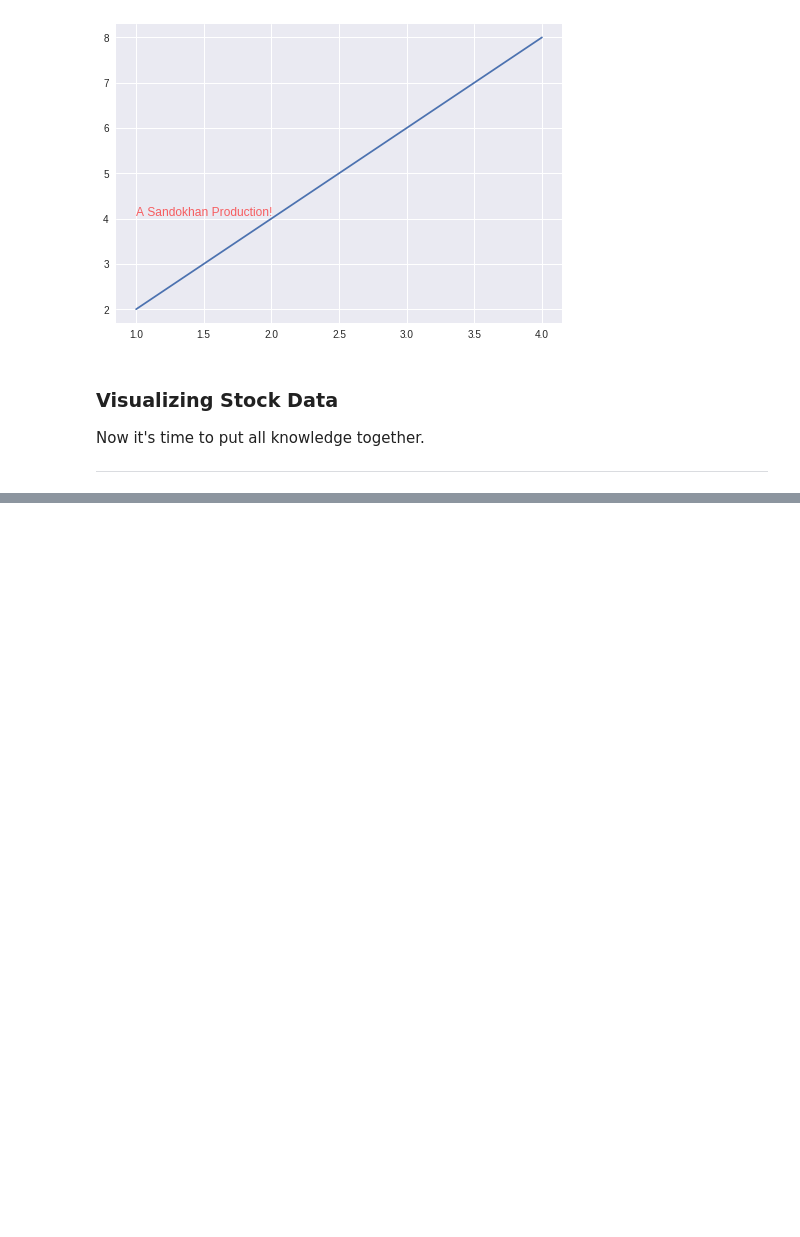
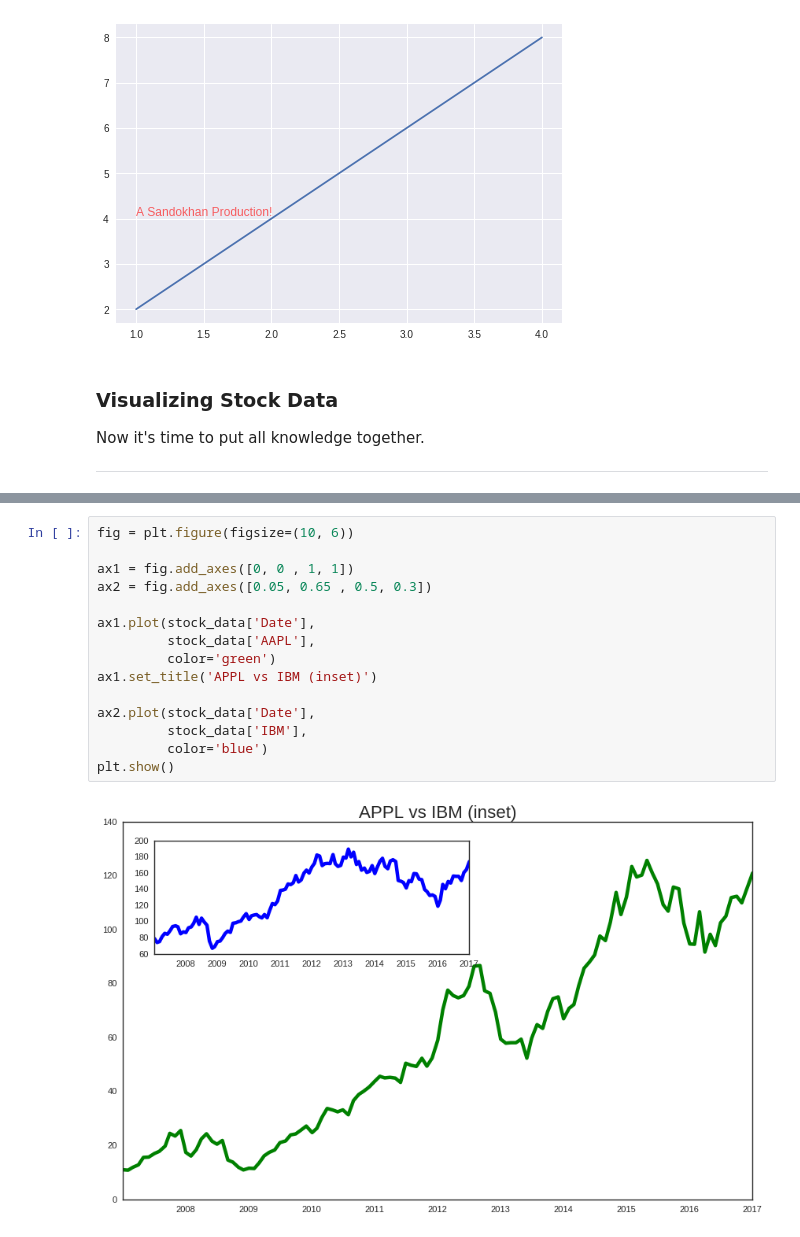
Before and after one commit to Sandokhan/pluralsight, a Jupyter notebook: pluralsight_matplotlib.ipynb, the cells around one changed output, grey strips where cells are left out. Cells and saved outputs as stored; diff of their text form; blank space fills up the shorter version.

```diff
--- a/pluralsight_matplotlib.ipynb
+++ b/pluralsight_matplotlib.ipynb
@@ -420,0 +471,17 @@ import pandas as pd
+# %%
+fig = plt.figure(figsize=(10, 6))
+
+ax1 = fig.add_axes([0, 0 , 1, 1])
+ax2 = fig.add_axes([0.05, 0.65 , 0.5, 0.3])
+
+ax1.plot(stock_data['Date'],
+         stock_data['AAPL'],
+         color='green')
+ax1.set_title('APPL vs IBM (inset)')
+
+ax2.plot(stock_data['Date'],
+         stock_data['IBM'],
+         color='blue')
+plt.show()
+# %% [output]
+[figure, added]
```
Also changed, not shown: parts of 7 cells of this notebook.
